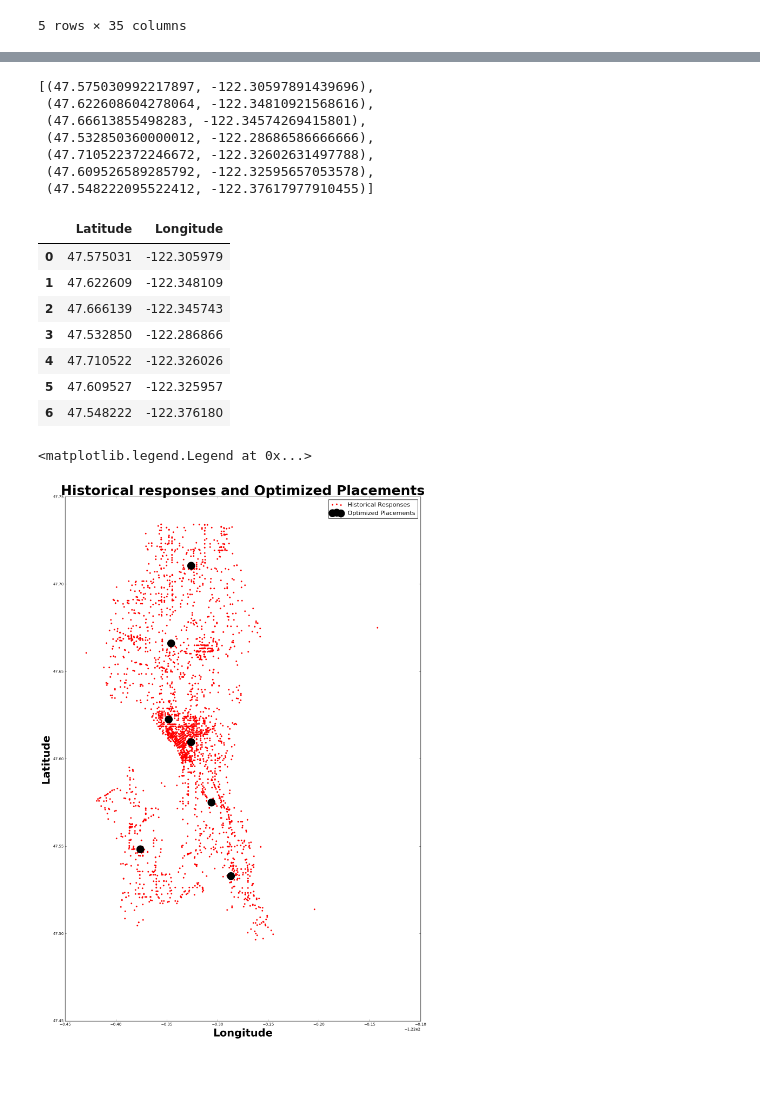
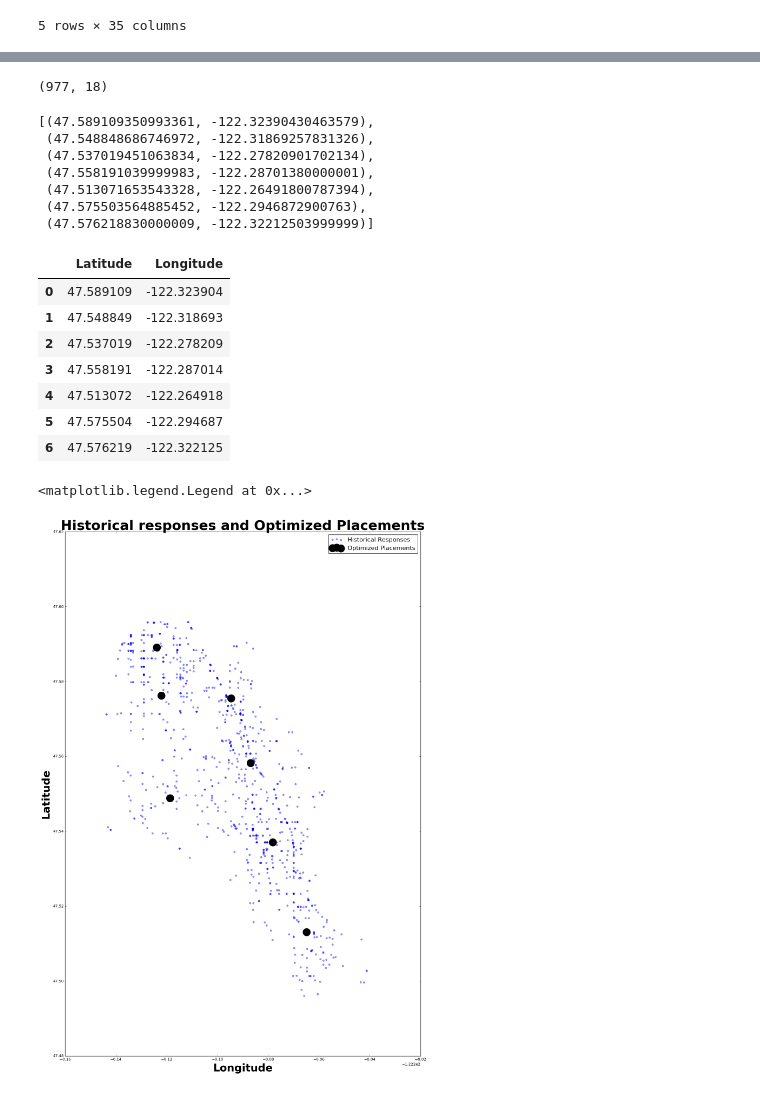
Before and after one commit to nickbuker/Rapid-Rescue, a Jupyter notebook: notebooks/hist_retrieval _notebook.ipynb, the cells around one changed output, grey strips where cells are left out. Drawn from its saved outputs; the diff is of its cells as text; code cells hidden in the pictures.

Commit message:
update ret_hist notebook

```diff
--- a/notebooks/hist_retrieval _notebook.ipynb
+++ b/notebooks/hist_retrieval _notebook.ipynb
@@ -43,8 +45,6 @@ Index([u'Latitude', u'Longitude', u'mariners_home', u'seahawks_home',
 # %%
 df_hist.to_csv('../data/hist_data_no_out.csv')
 # %%
-from datetime import date
-
 def hist_retriever(df, mariners, seahawks, sounders, date_, night, zone):
     """
     Input:
@@ -90,11 +90,15 @@ def hist_retriever(df, mariners, seahawks, sounders, date_, night, zone):
 
     # If major travel holiday, look up historical data on travel holidays
     if date_ in trav_hol:
-        history = df[df.trav_holiday == 1]
+        history = df[(df.trav_holiday == 1) &
+                     (df.night == night) &
+                     (df[zone] == 1)]
 
     # If 4th of July or New Years day, look up historical data on those days
     elif date_ in dang_hol:
-        history = df[df.dang_holiday == 1]
+        history = df[(df.dang_holiday == 1) &
+                     (df.night == night) &
+                     (df[zone] == 1)]
 
     # Grab historical data based on home games, weekday, and area of Seattle
     else:
@@ -104,9 +108,17 @@ def hist_retriever(df, mariners, seahawks, sounders, date_, night, zone):
                      (df.seahawks_home == seahawks) &
                      (df.sounders_home == sounders) &
                      (df.weekday == weekday) &
+                     (df.night == night) &
                      (df[zone] == 1)]
+        # If dataset is too small for meaningful clustering, generalize
+        if len(history) < 200:
+            history = df[(df.mariners_home == mariners) &
+                         (df.seahawks_home == seahawks) &
+                         (df.sounders_home == sounders) &
+                         (df.night == night) &
+                         (df[zone] == 1)]
 
     return history
 # %%
-history = hist_retriever(df=df_hist, mariners=1, seahawks=1, sounders=1,
-                         date_='2016-07-04', night=1, zone='zone2')
+history = hist_retriever(df=df_hist, mariners=0, seahawks=1, sounders=0,
+                         date_='2016-11-18', night=1, zone='zone7')
@@ -115,37 +125,41 @@ from clustering import clusterer
+# %%
+history.shape
+# %% [output]
+(977, 18)
 # %%
-centroids, clusters = clusterer(history, k=7)
+centroids, clusters = clusterer(history, k=8)
 # %%
 centroids
 # %% [output]
-[(47.575030992217897, -122.30597891439696),
- (47.622608604278064, -122.34810921568616),
- (47.66613855498283, -122.34574269415801),
- (47.532850360000012, -122.28686586666666),
- (47.710522372246672, -122.32602631497788),
- (47.609526589285792, -122.32595657053578),
- (47.548222095522412, -122.37617977910455)]
+[(47.589109350993361, -122.32390430463579),
+ (47.548848686746972, -122.31869257831326),
+ (47.537019451063834, -122.27820901702134),
+ (47.558191039999983, -122.28701380000001),
+ (47.513071653543328, -122.26491800787394),
+ (47.575503564885452, -122.2946872900763),
+ (47.576218830000009, -122.32212503999999)]
 # %%
 centroid_df = pd.DataFrame(centroids)
 centroid_df.columns = ['Latitude', 'Longitude']
 centroid_df
 # %% [output]
 |  | Latitude | Longitude |
-| 0 | 47.575031 | -122.305979 |
-| 1 | 47.622609 | -122.348109 |
-| 2 | 47.666139 | -122.345743 |
-| 3 | 47.532850 | -122.286866 |
-| 4 | 47.710522 | -122.326026 |
-| 5 | 47.609527 | -122.325957 |
-| 6 | 47.548222 | -122.376180 |
+| 0 | 47.589109 | -122.323904 |
+| 1 | 47.548849 | -122.318693 |
+| 2 | 47.537019 | -122.278209 |
+| 3 | 47.558191 | -122.287014 |
+| 4 | 47.513072 | -122.264918 |
+| 5 | 47.575504 | -122.294687 |
+| 6 | 47.576219 | -122.322125 |
 # %%
 # Plot locations of police responses, actual SPD loc and optimal SPD loc
 plt.figure(figsize=(16.96,25))
-plt.scatter(history.Longitude, history.Latitude, s=10, color='r')
+plt.scatter(history.Longitude, history.Latitude, s=20, alpha=0.4, color='b')
 plt.scatter(centroid_df.Longitude, centroid_df.Latitude, s=400, color='k')
 plt.xlabel('Longitude', fontsize=28, fontweight='bold')
 plt.ylabel('Latitude', fontsize=28, fontweight='bold')
 plt.title('Historical responses and Optimized Placements', fontsize=36, fontweight='bold')
 plt.legend(['Historical Responses', 'Optimized Placements'], fontsize=16)
 # %% [output]
 <matplotlib.legend.Legend at 0x...>
-[figure, old version]
+[figure, new version]
```
Also changed, not shown: parts of 3 cells of this notebook.
